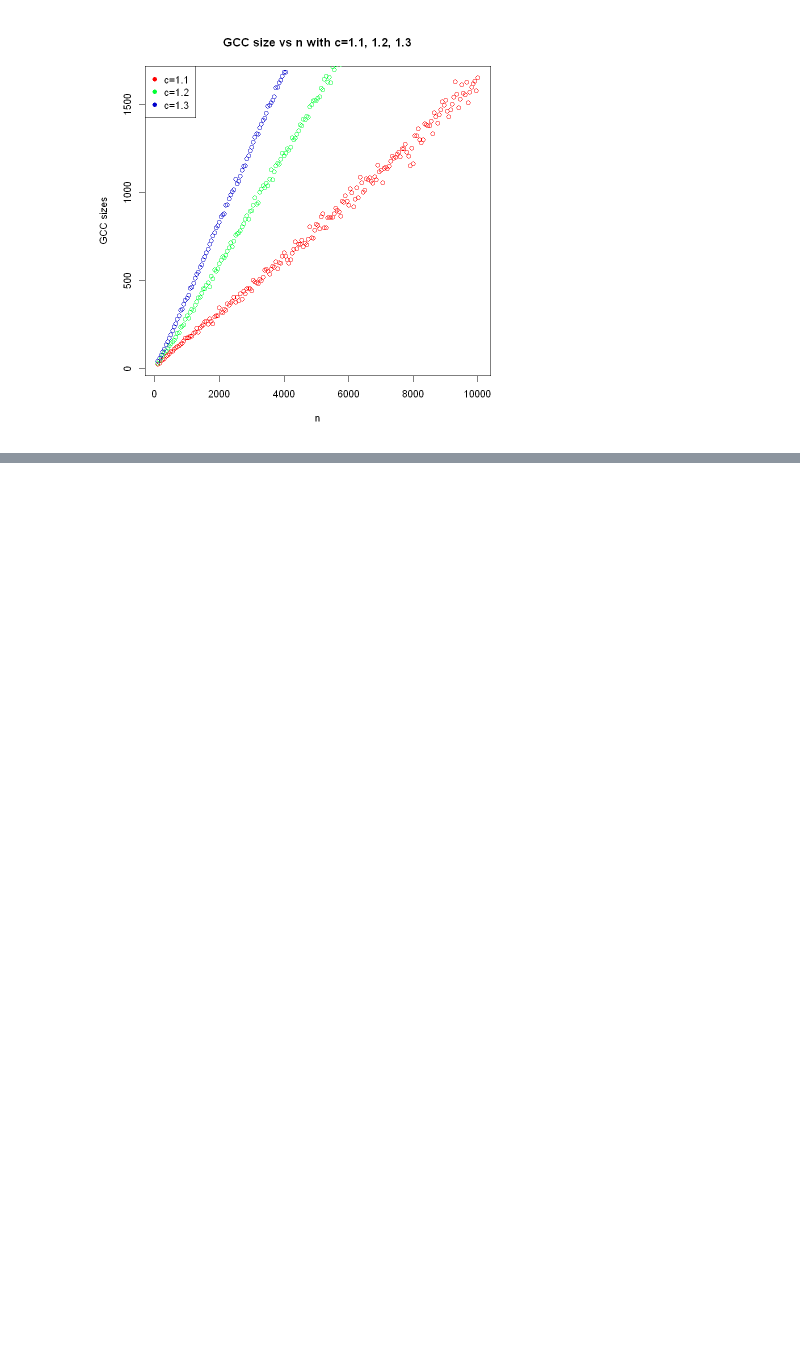
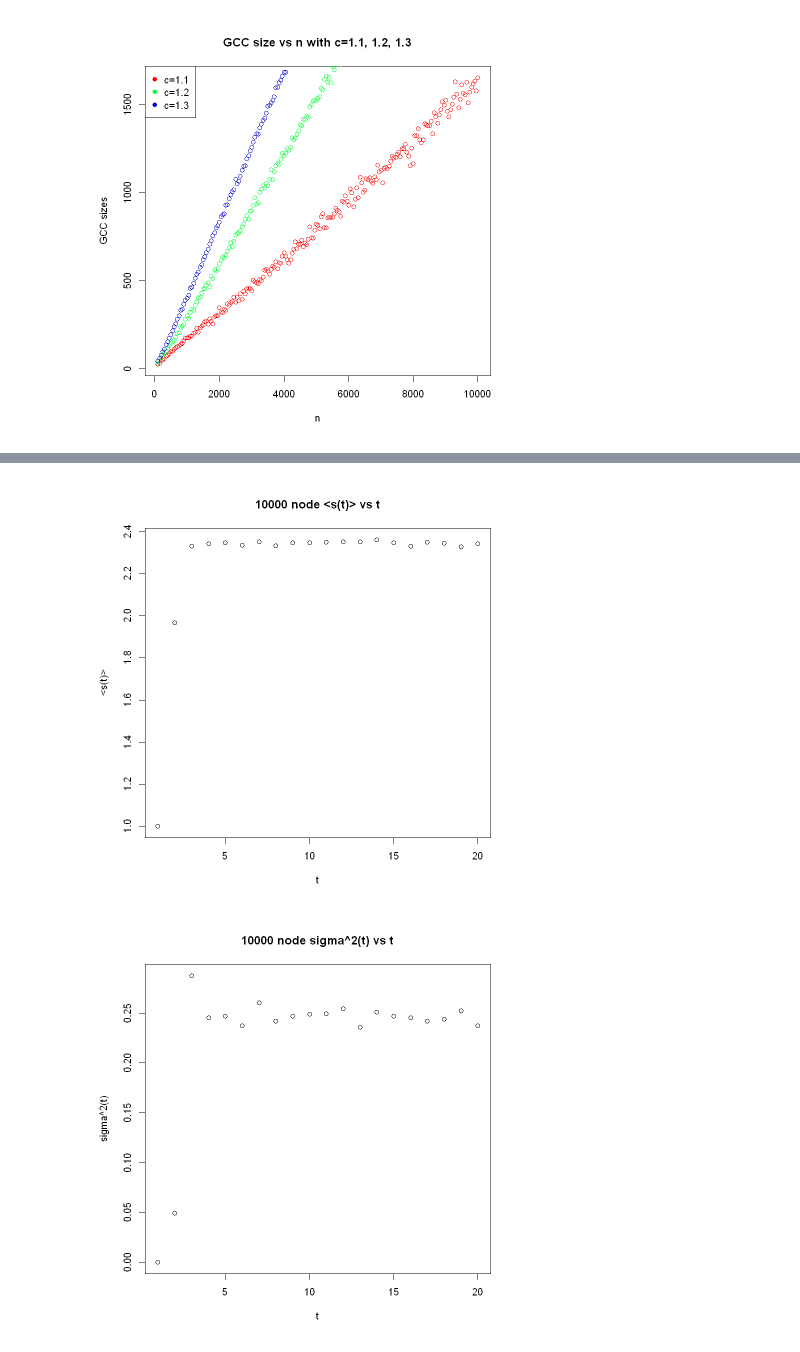
Before and after one commit to CapnSquirrel/ECE-232E, a Jupyter notebook: Project1/Project1.ipynb, the cells around one changed output, grey strips where cells are left out. Saved outputs shown, nothing was run; the diff lists cells and outputs as text; code cells hidden in the pictures; blank space fills up the shorter version.

```diff
--- a/Project1/Project1.ipynb
+++ b/Project1/Project1.ipynb
@@ -268,0 +313,5 @@ er_rw()
+# %%
+er_rw2()
+# %% [output]
+[figure, added]
+[figure, added]
```
Also changed, not shown: parts of 3 cells of this notebook, 1 other file.
